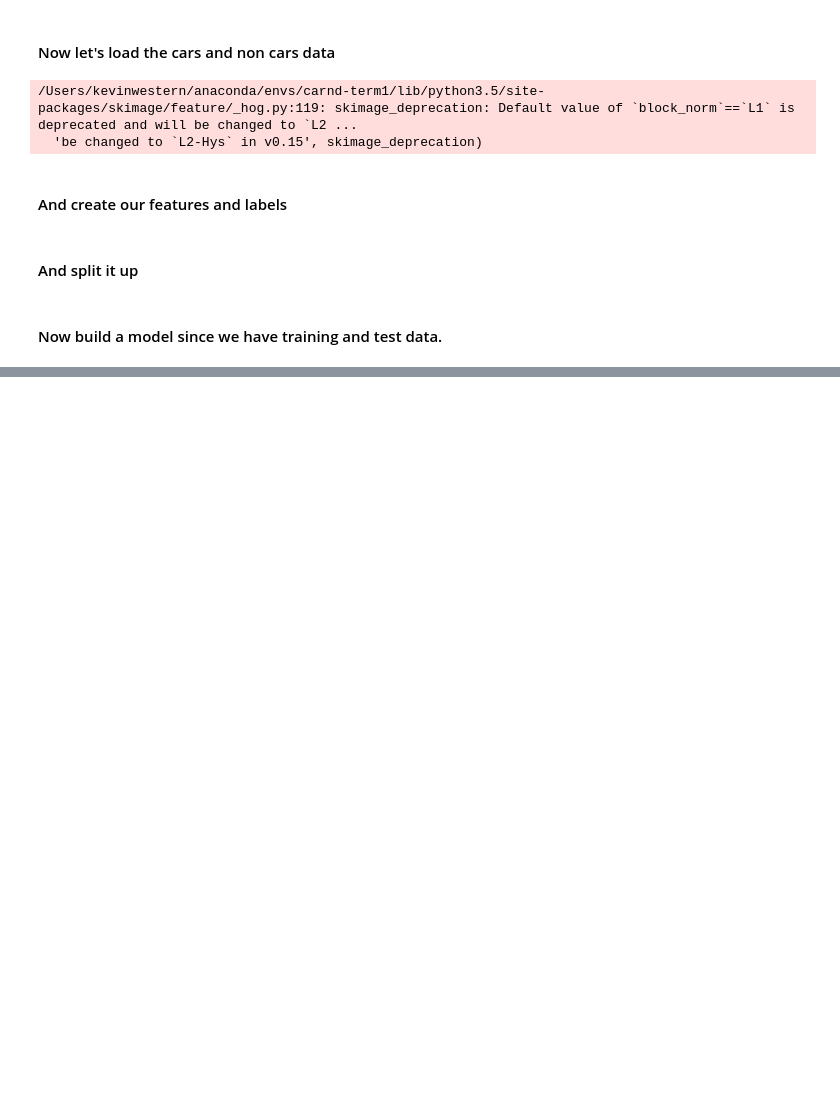
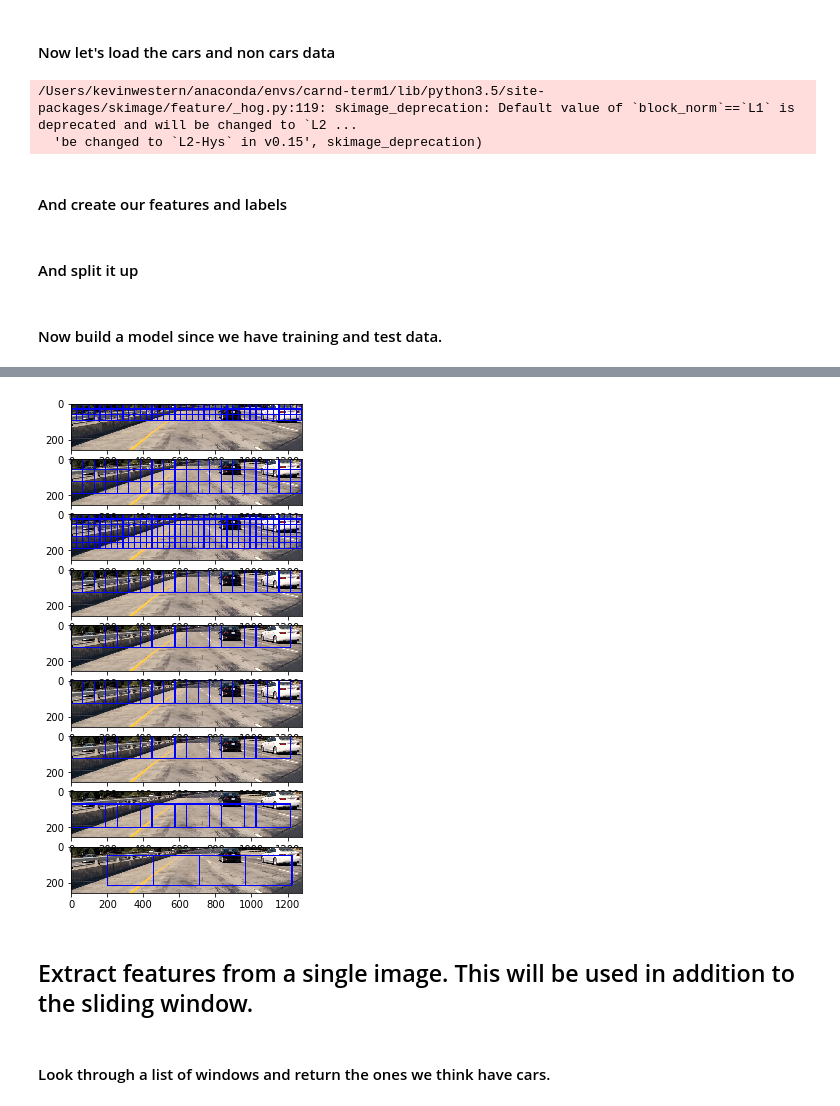
Before and after one commit to kevinwestern/CarND-Vehicle-Detection, a Jupyter notebook: project.ipynb, the cells around one changed output, grey strips where cells are left out. Saved outputs shown, nothing was run; the diff lists cells and outputs as text; code cells hidden in the pictures; blank space fills up the shorter version.

```diff
--- a/project.ipynb
+++ b/project.ipynb
@@ -160,6 +160,6 @@ Accuracy of 0.937500
 # %%
 def slide_window(img, x_start_stop=[None, None], y_start_stop=[None, None],
-                 xy_window=(256, 256), xy_overlap=(0.5, 0.5)):
+                 xy_window=(64, 64), xy_overlap=(0.5, 0.5), debug=False):
     # If x and/or y start/stop positions not defined, set to image size
     if x_start_stop[0] == None:
         x_start_stop[0] = 0
@@ -196,6 +196,15 @@ def slide_window(img, x_start_stop=[None, None], y_start_stop=[None, None],
             # Append window position to list
             window_list.append(((startx, starty), (endx, endy)))
     # Return the list of windows
+    if debug:
+        print('xspan: %f' % xspan)
+        print('yspan: %f' % yspan)
+        print('nx_pix_per_step: %f' % nx_pix_per_step)
+        print('ny_pix_per_step: %f' % ny_pix_per_step)
+        print('nx_buffer: %f' % nx_buffer)
+        print('ny_buffer: %f' % ny_buffer)
+        print('nx_windows: %f' % nx_windows)
+        print('ny_windows: %f' % ny_windows)
     return window_list
 # %%
 def draw_boxes(img, bboxes, color=(0, 0, 255), thick=6):
@@ -208,6 +217,71 @@ def draw_boxes(img, bboxes, color=(0, 0, 255), thick=6):
     # Return the image copy with boxes drawn
     return imcopy
 # %%
-img = cv2.imread('./test_images/test1.jpg')
+img = cv2.imread('./test_images/test3.jpg')
 img = cv2.cvtColor(img, cv2.COLOR_BGR2RGB)
+img = img[400:656,:,:]
 windows = slide_window(img)
+# %%
+all_windows = [
+    slide_window(
+        img,
+        x_start_stop=(0, img.shape[1]),
+        y_start_stop=(0, 100)),
+    slide_window(
+        img,
+        x_start_stop=(0, img.shape[1]),
+        y_start_stop=(0, 200),
+        xy_window=(128, 128)),
+    slide_window(
+        img,
+        x_start_stop=(0, img.shape[1]),
+        y_start_stop=(0, 200),
+        xy_window=(128, 128),
+        xy_overlap=(0.75, 0.75),
+        debug=False),
+    slide_window(
+        img,
+        x_start_stop=(0, img.shape[1]),
+        y_start_stop=(0, 150),
+        xy_window=(256, 128),
+        xy_overlap=(0.75, 0.75)),
+    slide_window(
+        img,
+        x_start_stop=(0, img.shape[1]),
+        y_start_stop=(0, 150),
+        xy_window=(256, 128),
+        xy_overlap=(0.25, 0.25)),
+    slide_window(
+        img,
+        x_start_stop=(0, img.shape[1]),
+        y_start_stop=(0, 150),
+        xy_window=(256, 128),
+        xy_overlap=(0.75, 0.75)),
+    slide_window(
+        img,
+        x_start_stop=(0, img.shape[1]),
+        y_start_stop=(0, 150),
+        xy_window=(256, 128),
+        xy_overlap=(0.25, 0.25)),
+    slide_window(
+        img,
+        x_start_stop=(0, img.shape[1]),
+        y_start_stop=(75, img.shape[0]),
+        xy_window=(256, 128),
+        xy_overlap=(0.25, 0.25)),
+    slide_window(
+        img,
+        x_start_stop=(200, 1400),
+        y_start_stop=(50, img.shape[0]),
+        xy_window=(256, 164),
+        xy_overlap=(0.0, 0.0))
+]
+
+fig, ax = plt.subplots(nrows=len(all_windows), ncols=1, figsize=(16, 9))
+ax = ax.ravel()
+for i in range(len(all_windows)):
+    ax[i].imshow(draw_boxes(img, all_windows[i]))
+# %% [output]
+[figure, added]
+# %% [markdown]
+## Extract features from a single image. This will be used in addition to the sliding window.
@@ -213,0 +337,2 @@ windows = slide_window(img)
+# %% [markdown]
+#### Look through a list of windows and return the ones we think have cars.
```
Also changed, not shown: parts of 10 cells of this notebook.
